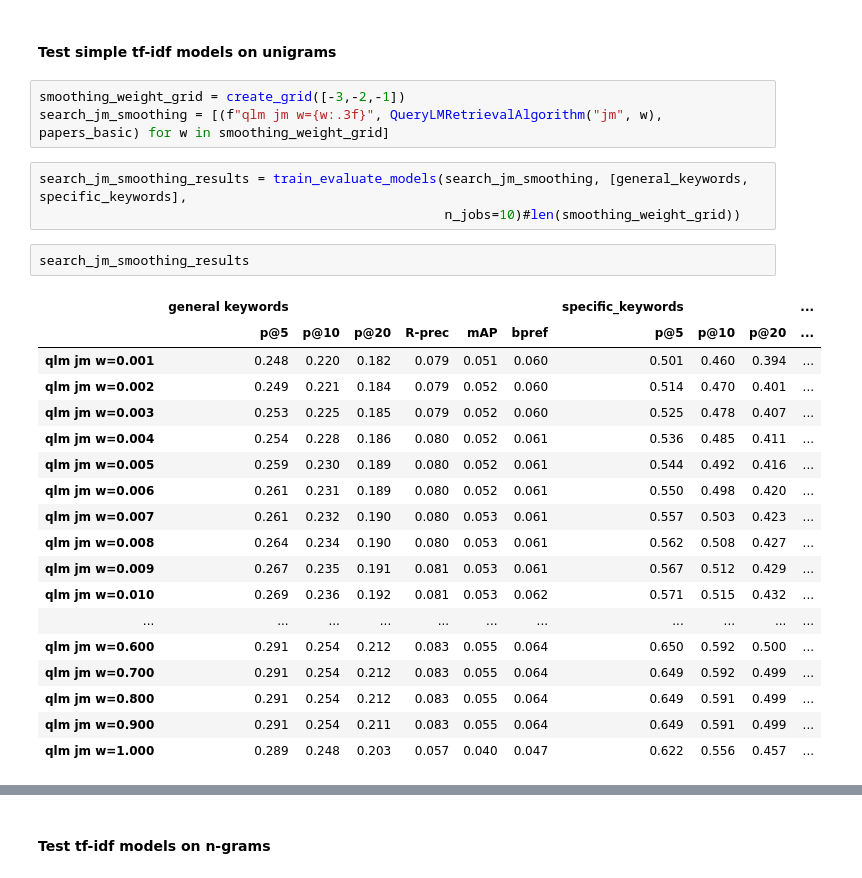
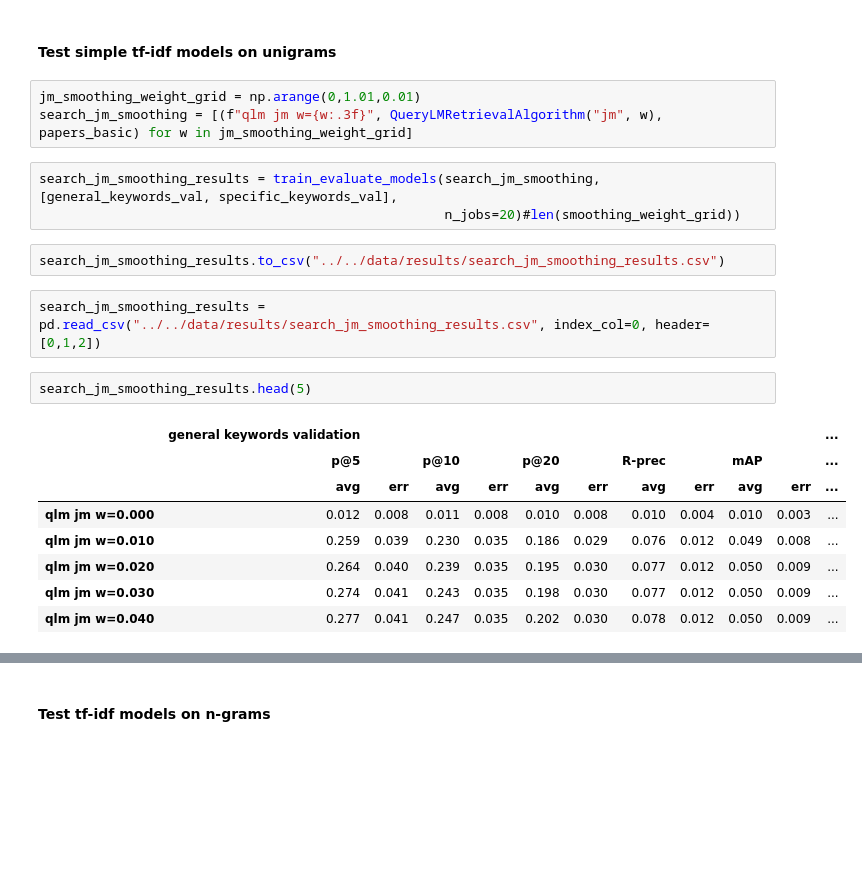
Before and after one commit to JNKielmann/Master-Thesis, a Jupyter notebook: paper_retrieval/evaluation_notebooks/qlm_evaluation.ipynb, the cells around one changed output, grey strips where cells are left out. Saved outputs shown, nothing was run; the diff lists cells and outputs as text; blank space fills up the shorter version.

```diff
--- a/paper_retrieval/evaluation_notebooks/qlm_evaluation.ipynb
+++ b/paper_retrieval/evaluation_notebooks/qlm_evaluation.ipynb
@@ -66,29 +71,23 @@ specific_keywords = ("specific_keywords", [k for k in keywords if k["level"]>=2
 # %% [markdown]
 #### Test simple tf-idf models on unigrams
 # %%
-smoothing_weight_grid = create_grid([-3,-2,-1])
-search_jm_smoothing = [(f"qlm jm w={w:.3f}", QueryLMRetrievalAlgorithm("jm", w), papers_basic) for w in smoothing_weight_grid]
+jm_smoothing_weight_grid = np.arange(0,1.01,0.01)
+search_jm_smoothing = [(f"qlm jm w={w:.3f}", QueryLMRetrievalAlgorithm("jm", w), papers_basic) for w in jm_smoothing_weight_grid]
 # %%
-search_jm_smoothing_results = train_evaluate_models(search_jm_smoothing, [general_keywords, specific_keywords],
-                                                    n_jobs=10)#len(smoothing_weight_grid))
+search_jm_smoothing_results = train_evaluate_models(search_jm_smoothing, [general_keywords_val, specific_keywords_val],
+                                                    n_jobs=20)#len(smoothing_weight_grid))
+# %%
+search_jm_smoothing_results.to_csv("../../data/results/search_jm_smoothing_results.csv")
+# %%
+search_jm_smoothing_results = pd.read_csv("../../data/results/search_jm_smoothing_results.csv", index_col=0, header=[0,1,2])
 # %%
-search_jm_smoothing_results
+search_jm_smoothing_results.head(5)
 # %% [output]
-|  | general keywords |  |  |  |  |  | specific_keywords |  |  | ... |
-|  | p@5 | p@10 | p@20 | R-prec | mAP | bpref | p@5 | p@10 | p@20 | ... |
-| qlm jm w=0.001 | 0.248 | 0.220 | 0.182 | 0.079 | 0.051 | 0.060 | 0.501 | 0.460 | 0.394 | ... |
-| qlm jm w=0.002 | 0.249 | 0.221 | 0.184 | 0.079 | 0.052 | 0.060 | 0.514 | 0.470 | 0.401 | ... |
-| qlm jm w=0.003 | 0.253 | 0.225 | 0.185 | 0.079 | 0.052 | 0.060 | 0.525 | 0.478 | 0.407 | ... |
-| qlm jm w=0.004 | 0.254 | 0.228 | 0.186 | 0.080 | 0.052 | 0.061 | 0.536 | 0.485 | 0.411 | ... |
-| qlm jm w=0.005 | 0.259 | 0.230 | 0.189 | 0.080 | 0.052 | 0.061 | 0.544 | 0.492 | 0.416 | ... |
-| qlm jm w=0.006 | 0.261 | 0.231 | 0.189 | 0.080 | 0.052 | 0.061 | 0.550 | 0.498 | 0.420 | ... |
-| qlm jm w=0.007 | 0.261 | 0.232 | 0.190 | 0.080 | 0.053 | 0.061 | 0.557 | 0.503 | 0.423 | ... |
-| qlm jm w=0.008 | 0.264 | 0.234 | 0.190 | 0.080 | 0.053 | 0.061 | 0.562 | 0.508 | 0.427 | ... |
-| qlm jm w=0.009 | 0.267 | 0.235 | 0.191 | 0.081 | 0.053 | 0.061 | 0.567 | 0.512 | 0.429 | ... |
-| qlm jm w=0.010 | 0.269 | 0.236 | 0.192 | 0.081 | 0.053 | 0.062 | 0.571 | 0.515 | 0.432 | ... |
-| ... | ... | ... | ... | ... | ... | ... | ... | ... | ... | ... |
-| qlm jm w=0.600 | 0.291 | 0.254 | 0.212 | 0.083 | 0.055 | 0.064 | 0.650 | 0.592 | 0.500 | ... |
-| qlm jm w=0.700 | 0.291 | 0.254 | 0.212 | 0.083 | 0.055 | 0.064 | 0.649 | 0.592 | 0.499 | ... |
-| qlm jm w=0.800 | 0.291 | 0.254 | 0.212 | 0.083 | 0.055 | 0.064 | 0.649 | 0.591 | 0.499 | ... |
-| qlm jm w=0.900 | 0.291 | 0.254 | 0.211 | 0.083 | 0.055 | 0.064 | 0.649 | 0.591 | 0.499 | ... |
-| qlm jm w=1.000 | 0.289 | 0.248 | 0.203 | 0.057 | 0.040 | 0.047 | 0.622 | 0.556 | 0.457 | ... |
+|  | general keywords validation |  |  |  |  |  |  |  |  |  | ... |
+|  | p@5 |  | p@10 |  | p@20 |  | R-prec |  | mAP |  | ... |
+|  | avg | err | avg | err | avg | err | avg | err | avg | err | ... |
+| qlm jm w=0.000 | 0.012 | 0.008 | 0.011 | 0.008 | 0.010 | 0.008 | 0.010 | 0.004 | 0.010 | 0.003 | ... |
+| qlm jm w=0.010 | 0.259 | 0.039 | 0.230 | 0.035 | 0.186 | 0.029 | 0.076 | 0.012 | 0.049 | 0.008 | ... |
+| qlm jm w=0.020 | 0.264 | 0.040 | 0.239 | 0.035 | 0.195 | 0.030 | 0.077 | 0.012 | 0.050 | 0.009 | ... |
+| qlm jm w=0.030 | 0.274 | 0.041 | 0.243 | 0.035 | 0.198 | 0.030 | 0.077 | 0.012 | 0.050 | 0.009 | ... |
+| qlm jm w=0.040 | 0.277 | 0.041 | 0.247 | 0.035 | 0.202 | 0.030 | 0.078 | 0.012 | 0.050 | 0.009 | ... |
```
Also changed, not shown: parts of 24 cells of this notebook, 9 other files.
